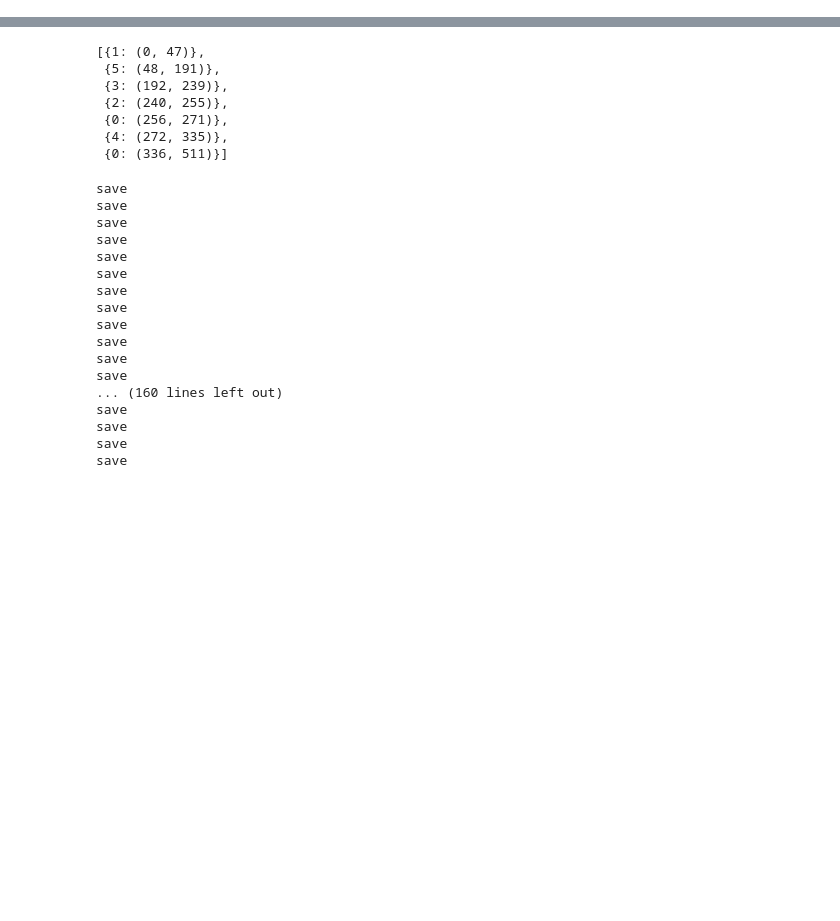
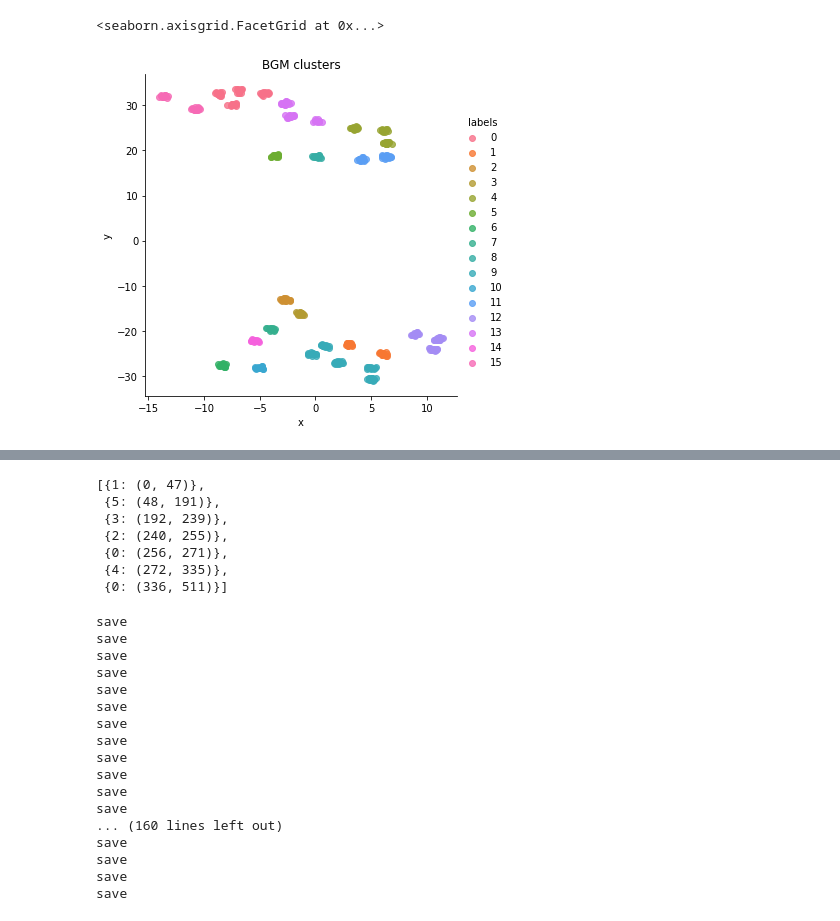
Before and after one commit to gpmarques/action-segmentation, a Jupyter notebook: prototyping.ipynb, the cells around one changed output, grey strips where cells are left out. Cells and saved outputs as stored; diff of their text form; code cells hidden in the pictures; blank space fills up the shorter version.

```diff
--- a/prototyping.ipynb
+++ b/prototyping.ipynb
@@ -156,3 +168,11 @@ sns.lmplot(data=pos_vis_df, x='x', y='y', hue='labels',
+# %%
+pos_vis_df = bayesian_mixture(features)
+sns.lmplot(data=pos_vis_df, x='x', y='y', hue='labels',
+           x_jitter=.3, y_jitter=.3,
+           fit_reg=False, legend=True, legend_out=True).set(title="BGM clusters")
+# %% [output]
+<seaborn.axisgrid.FacetGrid at 0x...>
+[figure, added]
 # %%
 sns.lineplot(y='silhouette', x='n_components', data=c_df).set(title="Normal features")
 sns.lmplot(data=vis_df, x='x', y='y', hue='labels',
```
Also changed, not shown: parts of 13 cells of this notebook, 3 other files.
